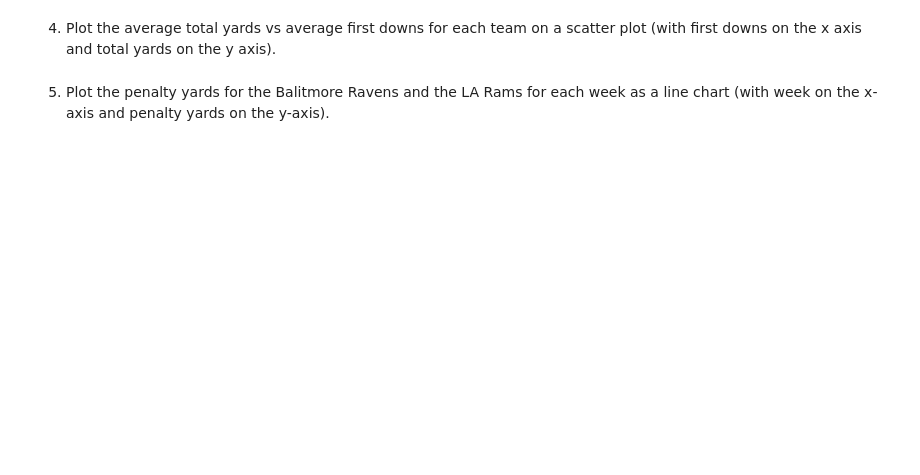
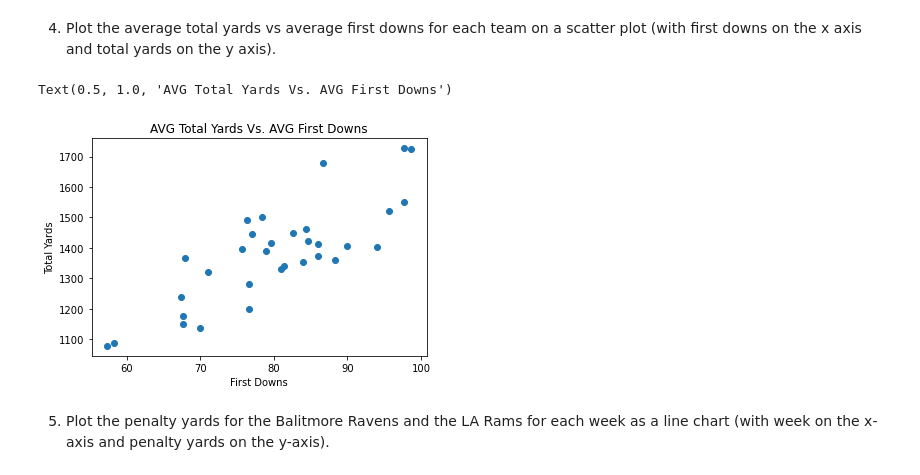
Before and after one commit to allisoncwalker/cis277-fa22-Lab5, a Jupyter notebook: Lab5.ipynb, the cells around one changed output. Drawn from its saved outputs; the diff is of its cells as text; code cells hidden in the pictures; blank space fills up the shorter version.

```diff
--- a/Lab5.ipynb
+++ b/Lab5.ipynb
@@ -53,4 +72,14 @@ barhplot
 # %% [markdown]
 4. Plot the average total yards vs average first downs for each team on a scatter plot (with first downs on the x axis and total yards on the y axis).
+# %%
+avg_first = df.groupby('team')['1st_downs'].mean()
+avg_yards = df.groupby('team').total_yards.mean()
+plt.scatter(avg_first, avg_yards)
+plt.xlabel("First Downs")
+plt.ylabel("Total Yards")
+plt.title("AVG Total Yards Vs. AVG First Downs")
+# %% [output]
+Text(0.5, 1.0, 'AVG Total Yards Vs. AVG First Downs')
+[figure, added]
 # %% [markdown]
 5. Plot the penalty yards for the Balitmore Ravens and the LA Rams for each week as a line chart (with week on the x-axis and penalty yards on the y-axis).
```
Also changed, not shown: parts of 6 cells of this notebook.
